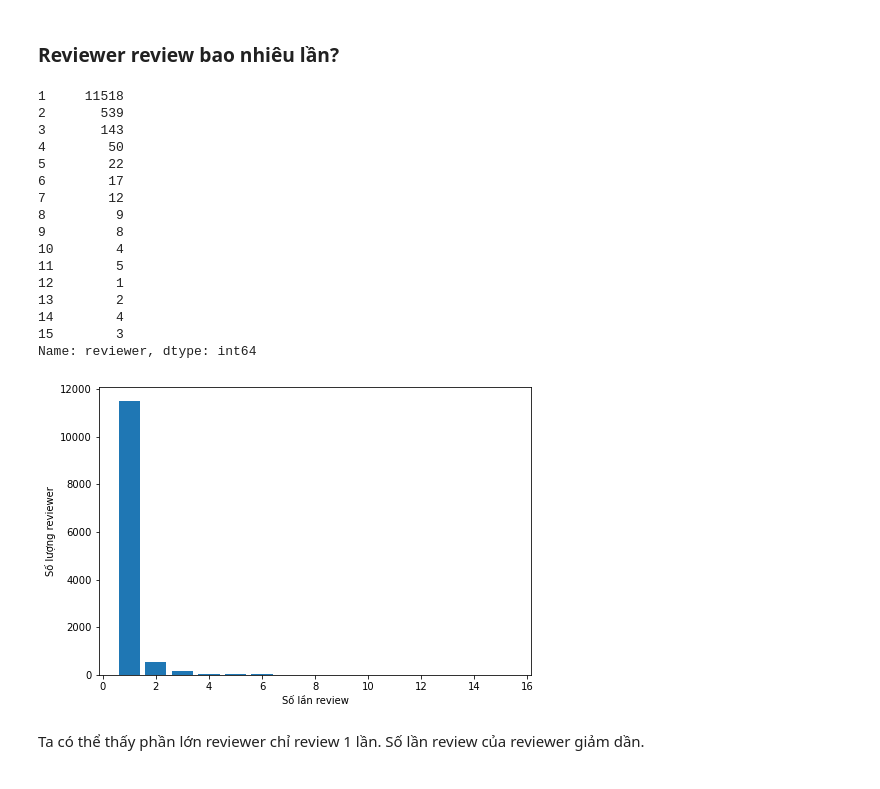
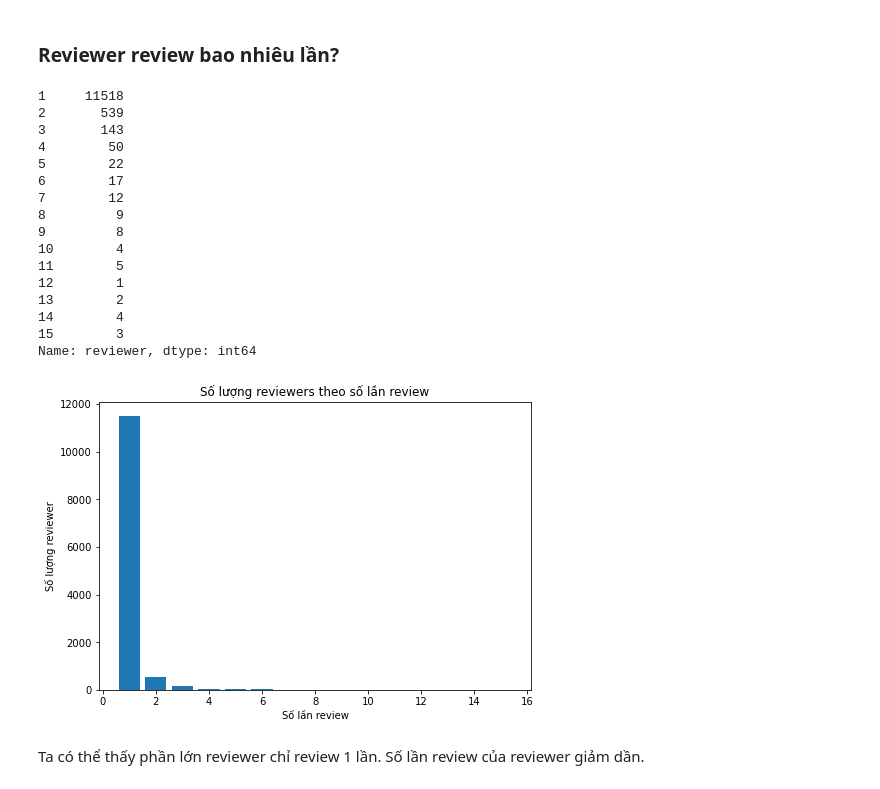
Before and after one commit to trinh172/LTKHDL_DACK, a Jupyter notebook: Final_Project.ipynb, the cells around one changed output. Saved outputs shown, nothing was run; the diff lists cells and outputs as text; code cells hidden in the pictures.

```diff
--- a/Final_Project.ipynb
+++ b/Final_Project.ipynb
@@ -231,32 +232,33 @@ Nhìn biểu đồ có thể thấy số lượt rate 1 sao và 5 sao cho app l
 # %%
 review_count = df_review['reviewer'].value_counts()
 review_count = review_count.value_counts()
 review_count = review_count.sort_index()
 print(review_count)
 fig = plt.figure()
 ax = fig.add_axes([0,0,1,1])
+ax.set_title('Số lượng reviewers theo số lần review')
 ax.set_xlabel("Số lần review")
 ax.set_ylabel("Số lượng reviewer")
 ax.bar(review_count.index,review_count)
 plt.show()
 # %% [output]
 1     11518
 2       539
 3       143
 4        50
 5        22
 6        17
 7        12
 8         9
 9         8
 10        4
 11        5
 12        1
 13        2
 14        4
 15        3
 Name: reviewer, dtype: int64
-[figure, old version]
+[figure, new version]
 # %% [markdown]
 Ta có thể thấy phần lớn reviewer chỉ review 1 lần. Số lần review của reviewer giảm dần.
 # %% [markdown]
```
Also changed, not shown: parts of 7 cells of this notebook.
